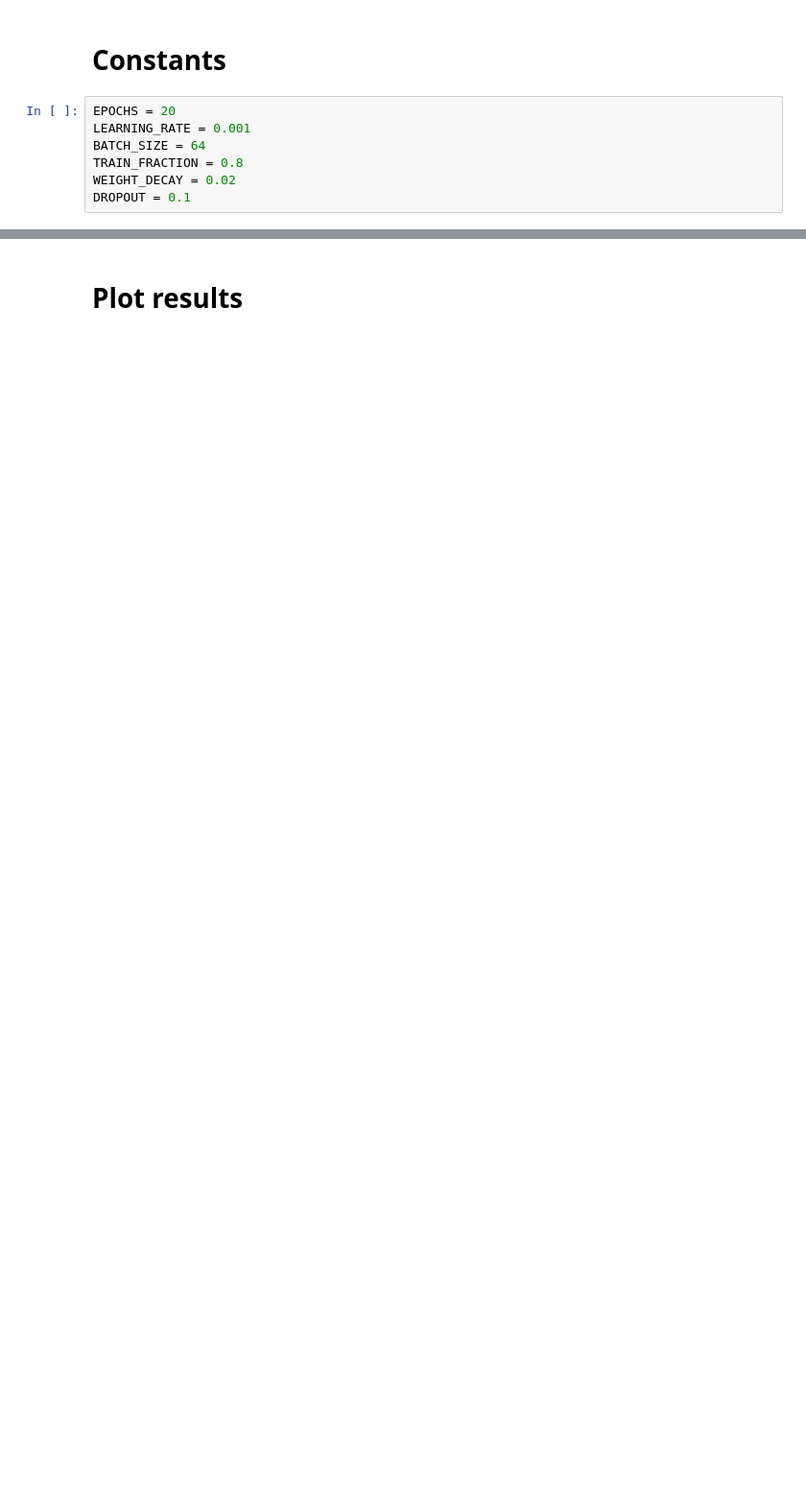
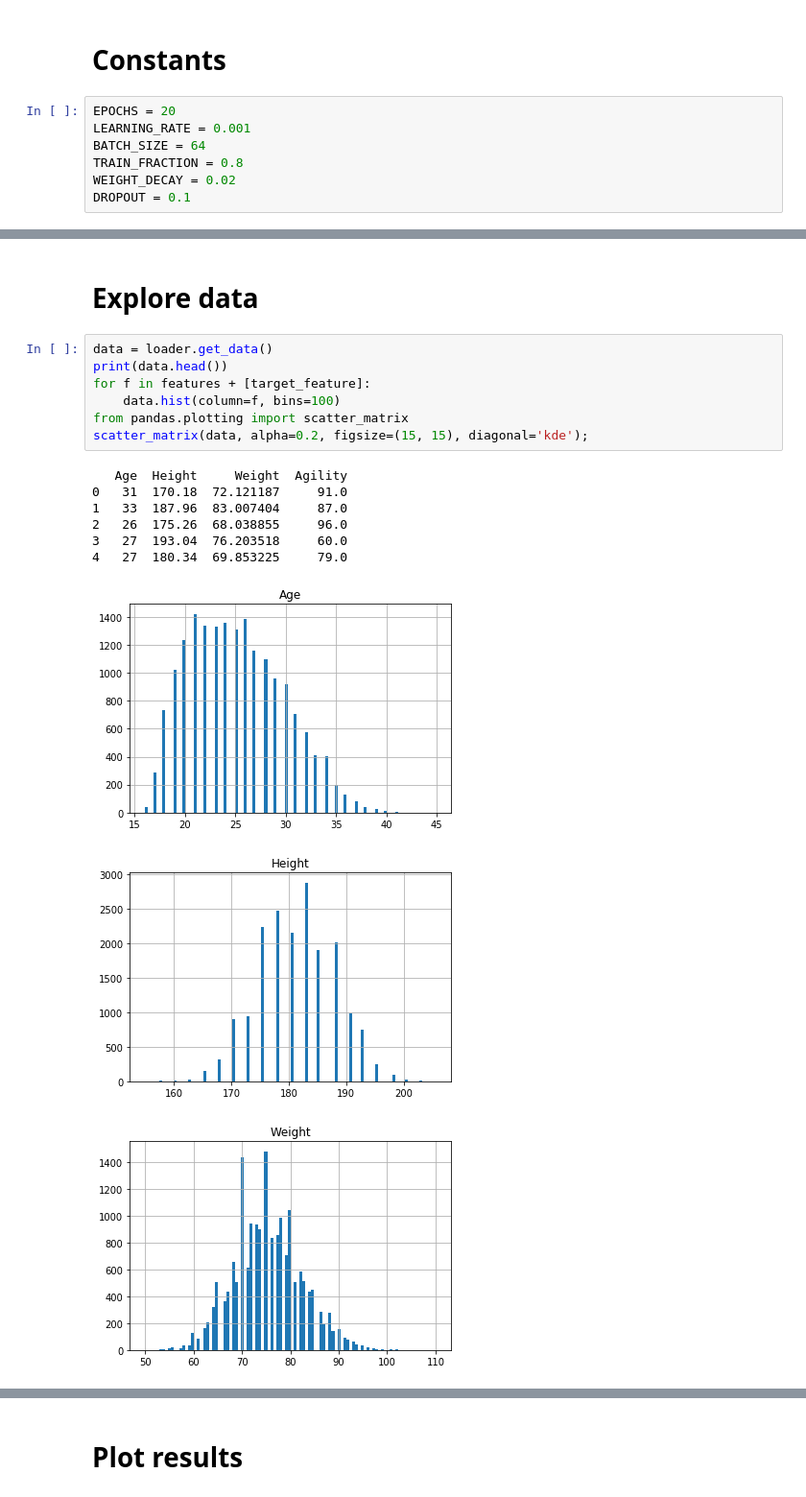
Before and after one commit to jcberntsson/networks, a Jupyter notebook: fifa.ipynb, the cells around one changed output, grey strips where cells are left out. Shown at 96% size. Cells and saved outputs as stored; diff of their text form; blank space fills up the shorter version.

```diff
--- a/fifa.ipynb
+++ b/fifa.ipynb
@@ -29,0 +51,19 @@ DROPOUT = 0.1
+# %% [markdown]
+# Explore data
+# %%
+data = loader.get_data()
+print(data.head())
+for f in features + [target_feature]:
+    data.hist(column=f, bins=100)
+from pandas.plotting import scatter_matrix
+scatter_matrix(data, alpha=0.2, figsize=(15, 15), diagonal='kde');
+# %% [output]
+   Age  Height     Weight  Agility
+0   31  170.18  72.121187     91.0
+1   33  187.96  83.007404     87.0
+2   26  175.26  68.038855     96.0
+3   27  193.04  76.203518     60.0
+4   27  180.34  69.853225     79.0
+[figure, added]
+[figure, added]
+[figure, added]
```
Also changed, not shown: parts of 9 cells of this notebook, 3 other files.
